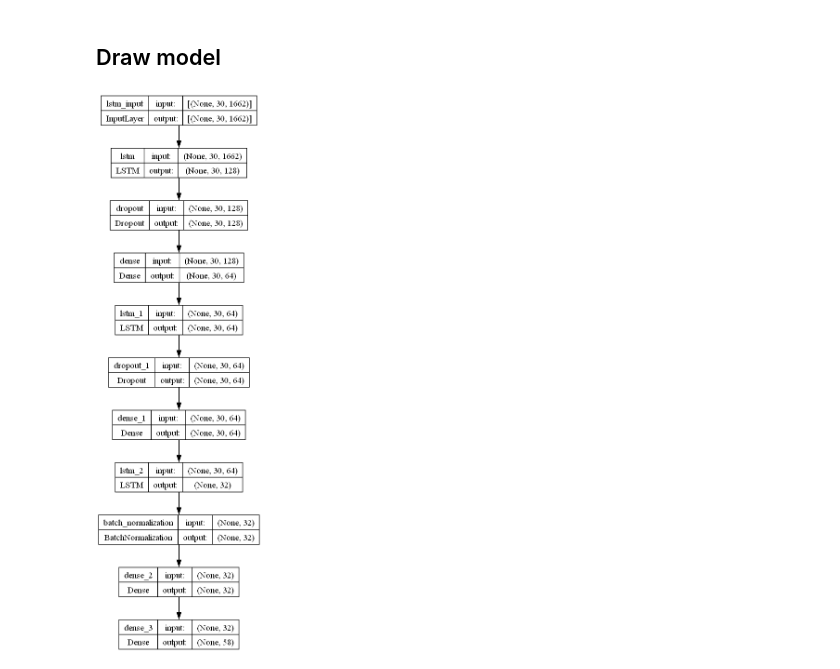
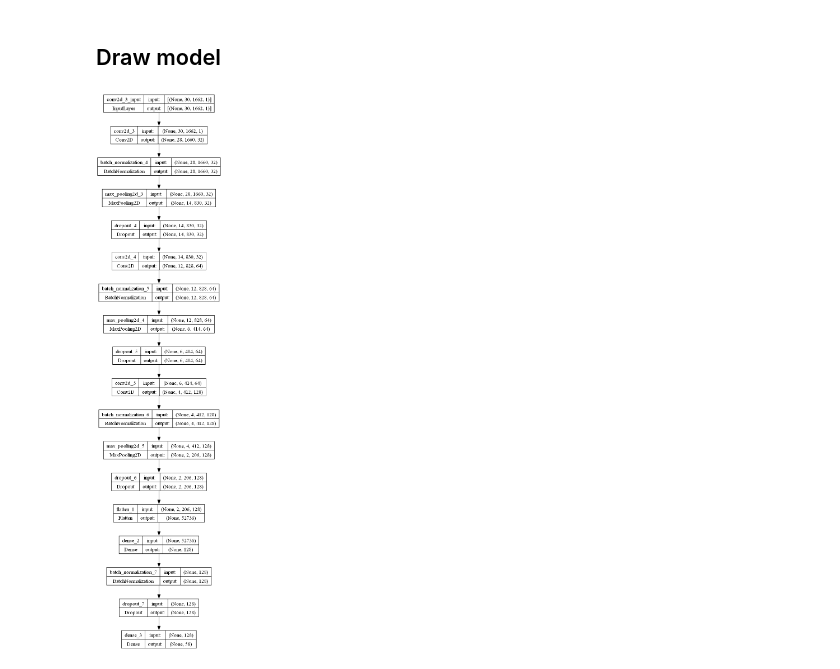
Before and after one commit to Felp4to/ASL_Detenction, a Jupyter notebook: draw_model.ipynb, the cells around one changed output. Saved outputs shown, nothing was run; the diff lists cells and outputs as text; code cells hidden in the pictures.

```diff
--- a/draw_model.ipynb
+++ b/draw_model.ipynb
@@ -31,7 +31,32 @@ model.add(LSTM(32, return_sequences=False, activation='tanh'))
 model.add(BatchNormalization())
 model.add(Dense(32, activation='relu'))
 model.add(Dense(58, activation='softmax'))
+# %%
+# Model CNN
+model = Sequential([
+    Conv2D(32, (3, 3), activation='relu', input_shape=(30, 1662, 1)),
+    BatchNormalization(),
+    MaxPooling2D((2, 2)),
+    Dropout(0.25),
+
+    Conv2D(64, (3, 3), activation='relu'),
+    BatchNormalization(),
+    MaxPooling2D((2, 2)),
+    Dropout(0.25),
+
+    Conv2D(128, (3, 3), activation='relu'),
+    BatchNormalization(),
+    MaxPooling2D((2, 2)),
+    Dropout(0.25),
+
+    Flatten(),
+    Dense(128, activation='relu'),
+    BatchNormalization(),
+    Dropout(0.5),
+
+    Dense(58, activation='softmax')
+])
 # %%
-plot_model(model, to_file='./temp/rnn_lstm_model.png', show_shapes=True, show_layer_names=True)
+plot_model(model, to_file='./temp/cnn_model.png', show_shapes=True, show_layer_names=True)
 # %% [output]
-[figure, old version]
+[figure, new version]
```
Also changed, not shown: parts of 2 cells of this notebook, 5 other files.
